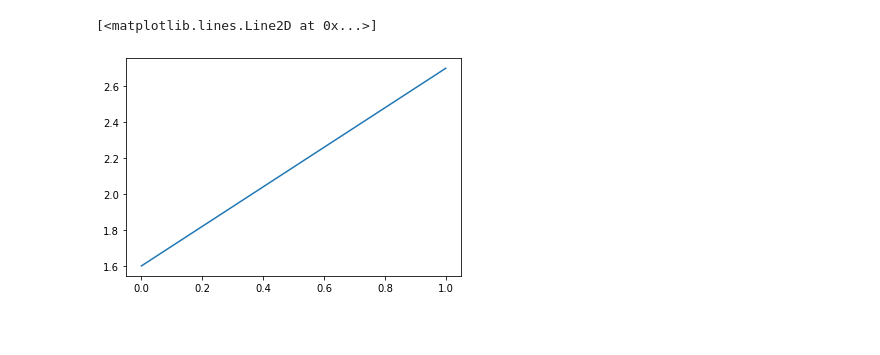
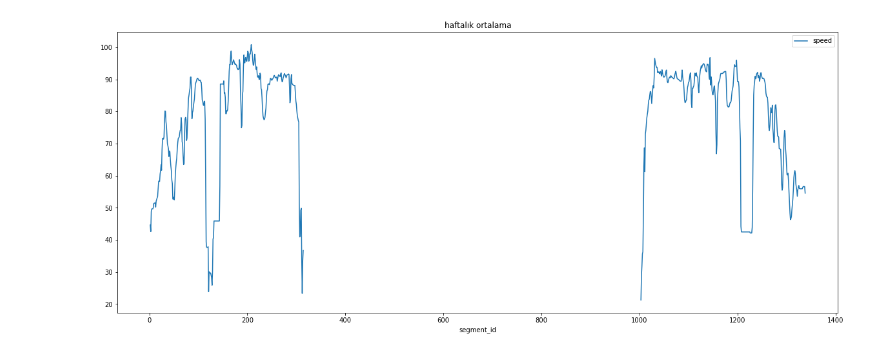
Before and after one commit to kkocamaz/GPS_transport, a Jupyter notebook: python/Untitled.ipynb, the cells around one changed output. Cells and saved outputs as stored; diff of their text form; code cells hidden in the pictures; blank space fills up the shorter version.

```diff
--- a/python/Untitled.ipynb
+++ b/python/Untitled.ipynb
@@ -18,14 +33,11 @@ aug_data.loc[aug_data.index[b[0]], "distance_from_start"] = segments.loc[segment
+# %%
+path_str = "C:/Users/k/Desktop/output/"
+filenames = [path_str + f"aug_2019-12-0{i}.csv" for i in range(2, 9)]
+
+data = pd.concat((pd.read_csv(f) for f in filenames))
+
+segments = pd.read_csv('C:/Users/k/Desktop/GitHub/GPS_transport/input_data/python/segments.csv')
+markers = pd.read_csv('C:/Users/k/Desktop/GitHub/GPS_transport/input_data/python/markers.csv')
 # %%
-%matplotlib inline
-dir_chosen = 1
-
-fig = plt.figure(figsize=(20,8))
-ax1 = plt.subplot(1, 1, 1)
-
-ax1.plot(osrm_data_sp[osrm_data_sp["dir"] == dir_chosen]["distance_from_start"],
-            osrm_data_sp[osrm_data_sp["dir"] == dir_chosen]["speed"],
-        'o', markersize=2, c="tab:blue")
-
-ax1.plot(aug_data[aug_data["dir"] == dir_chosen]["distance_from_start"],
-            aug_data[aug_data["dir"] == dir_chosen]["speed"],
-        'o', markersize=2, c="tab:red")
+data["aug_time"] = pd.to_datetime(data["aug_time"], format="%Y-%m-%d %H:%M:%S.%f")
+data["date"] = data["aug_time"].dt.date
@@ -35,6 +44,12 @@ ax1.plot(aug_data[aug_data["dir"] == dir_chosen]["distance_from_start"],
 # %%
-plt.ion()
-plt.plot([1.6, 2.7])
+data.set_index([data.columns.values[0]], inplace=True)
+data.index.name = None
+
+segments.set_index(["segment_id"], inplace=True, verify_integrity=True)
-# %% [output]
-[<matplotlib.lines.Line2D at 0x...>]
-[figure, removed]
+# %%
+data[["segment_id", "speed"]].groupby(["segment_id"]).mean(["speed"]).plot(
+    kind="line", use_index=True, y="speed", figsize=(20, 8))
+plt.title("haftalık ortalama")
+plt.show()
+# %% [output]
+[figure, added]
```
Also changed, not shown: parts of 6 cells of this notebook, 16 other files.
